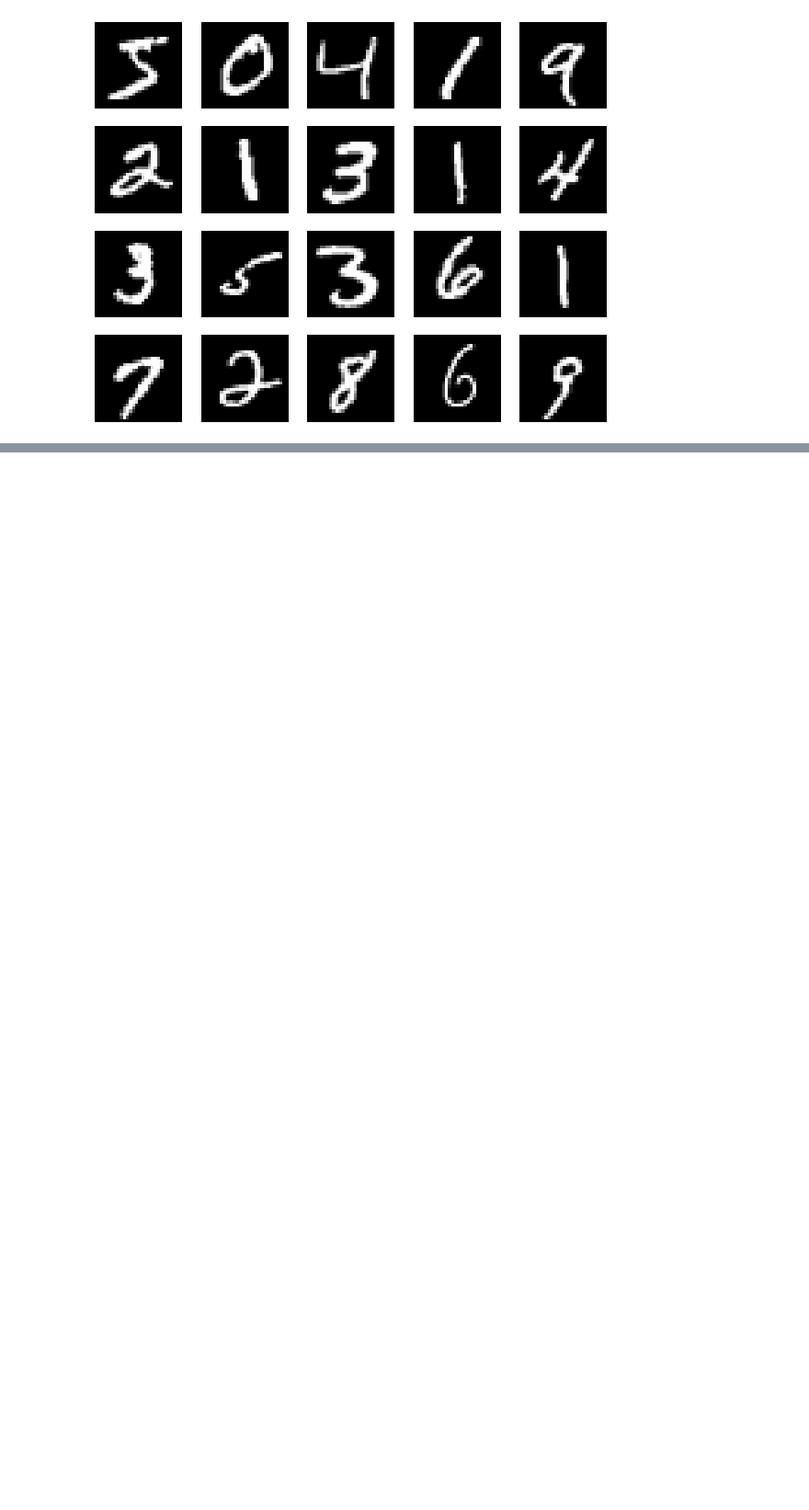
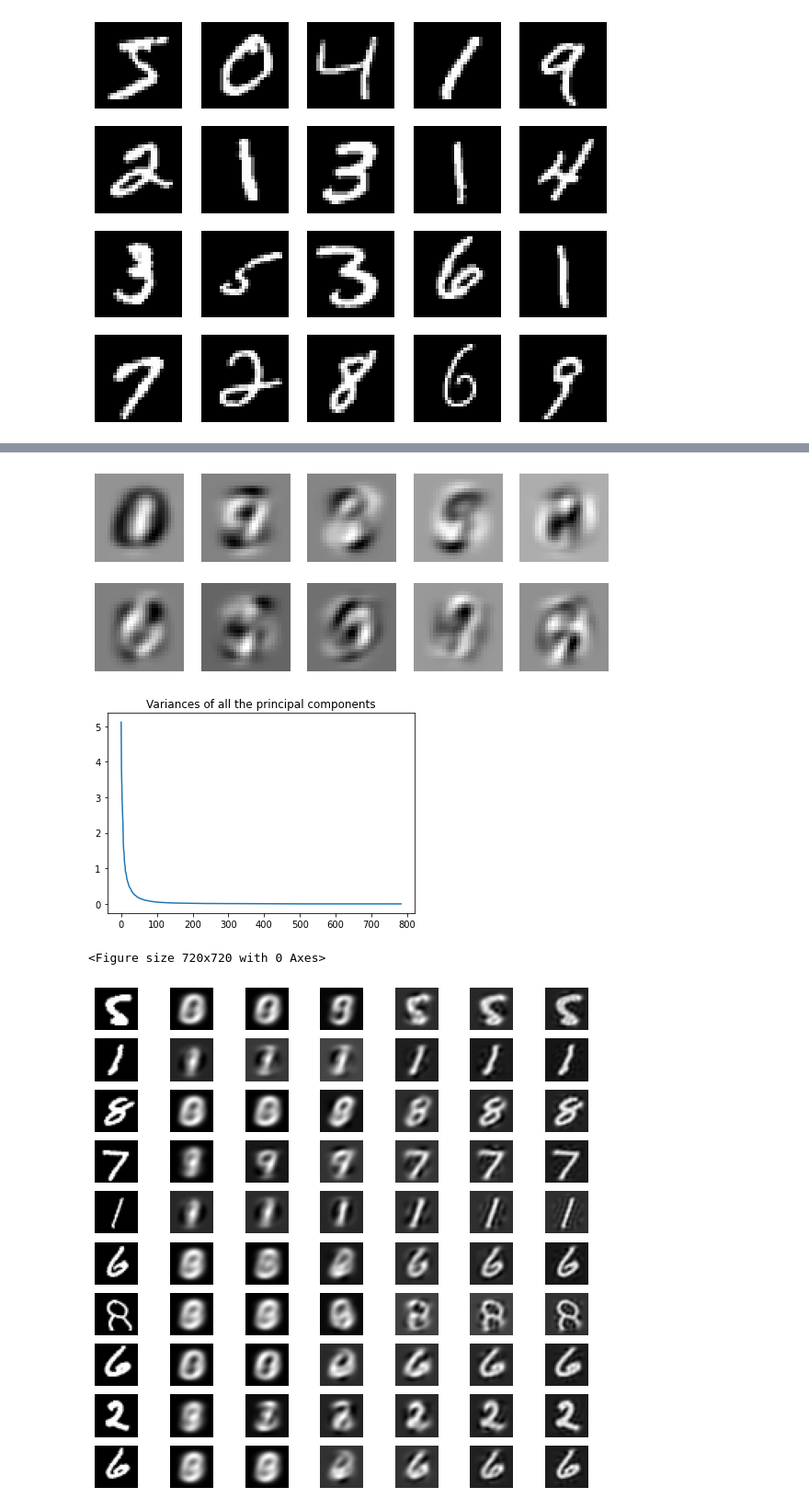
Before and after one commit to richardxd/MachineLearningAlgo, a Jupyter notebook: hw3/hw3code_richard_xu.ipynb, the cells around one changed output, grey strips where cells are left out. Shown: that part at 92% size. Saved outputs shown, nothing was run; the diff lists cells and outputs as text; code cells hidden in the pictures; blank space fills up the shorter version.

```diff
--- a/hw3/hw3code_richard_xu.ipynb
+++ b/hw3/hw3code_richard_xu.ipynb
@@ -37,33 +45,15 @@ from numpy import linalg as LA
 
 def PCA(X,k):
     # assume that the given vector are column vectors. If not, pass down column vectors
-    print("1st line")
     X_bar = np.mean(X, axis=0)
-    print("2nd line")
-    # print("X_bar s: ", X_bar)
     X_tilde = X - X_bar
-    # print("X_tilde is: ", X_tilde)
-    print("this step is finished1")
-    print("shape of X: ", X.shape)
     S = np.cov(X_tilde.T)
-    S2 = np.zeros(X.shape)
-    n = len(X)
-    for i in range(n):
-        S2 = S2 + 1 / n * (X[i].T @ X[i])
-    print("this step is finished2")
-    # print("S: ", S)
     # compute the eigenvalues along with the eigenvectors
     # since S is symmetric we can use eigh instead of eig
     w,v = LA.eigh(S)
-    print("w is: ", w)
-    print("v is: ", v)
     # sort the pair of eigenvalues and eigenvectors
     # credti to https://stackoverflow.com/questions/8092920/sort-eigenvalues-and-associated-eigenvectors-after-using-numpy-linalg-eig-in-pyt for sorting eigenvalues
     idx = w.argsort()[::-1]
     w = w[idx]
     v = v[:,idx]
-    # V = np.vstack([w[i] for i in range(k)])
-    print("v is: ", v[:,:k])
-    print("w is:", w[:k])
-    print("size of w:", len(w))
     return v[:,:k], w[:k]
@@ -97,0 +60,44 @@ shape of X:  (70000, 784)
+# %%
+# display the top 10 principal components as images:
+
+v,w = PCA(train, 10)
+show_images(v.T, 2, 5)
+
+
+V,W = PCA(train, 784)
+plt.plot(W)
+plt.title(label="Variances of all the principal components")
+plt.show()
+
+
+
+# revamp the code and test on the effects
+# plot the variance, or the singular values.
+plt.figure(figsize=(10,10))
+#1c dimension reduction
+nrows = 10; ncols = 7
+plt.figure(figsize=(10,10))
+for i in range(10):
+    plt.subplot(nrows, ncols, i * ncols + 1)
+    plt.imshow(test[:10][i].reshape(28,28), cmap='gray')
+    plt.axis('off')
+
+dimensions = [1,2,5,25,50,100]
+def dimensionality_reduction(data, dimensions, nrows, ncols):
+    for i in range(len(dimensions)):
+        eigenvectors, eigenvalues = PCA(train, dimensions[i])
+        m = np.mean(train, axis=0)
+        projection_mat = eigenvectors
+        projected_data = (data - m) @ projection_mat @ projection_mat.T + m
+        for j in range(10):
+            plt.subplot(nrows, ncols, j*ncols + i + 2)
+            plt.imshow(projected_data[j].reshape(28,28), cmap='gray')
+            plt.axis('off')
+    plt.show()
+
+dimensionality_reduction(test[:10], dimensions, 10, 7)
+# %% [output]
+[figure, added]
+[figure, added]
+<Figure size 720x720 with 0 Axes>
+[figure, added]
```
Also changed, not shown: parts of 7 cells of this notebook.
